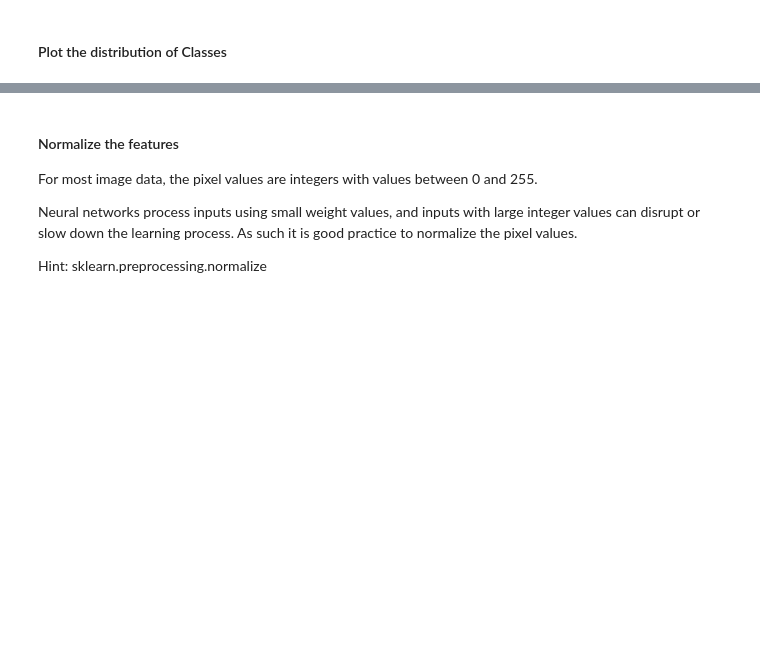
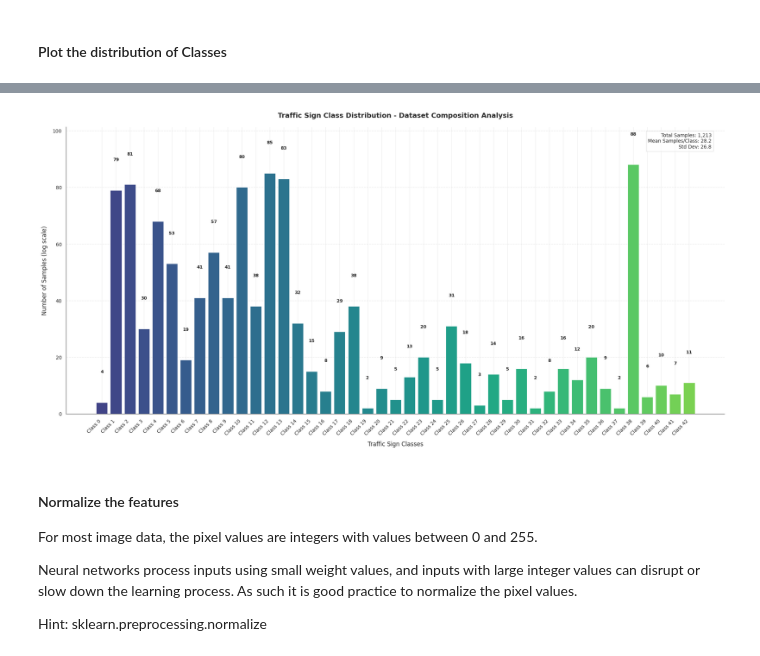
Before and after one commit to PrajwalGaniga/Application, a Jupyter notebook: MiniProject1_MLP_Image_Classification_Prajwal_4SN23CG009.ipynb, the cells around one changed output, grey strips where cells are left out. Saved outputs shown, nothing was run; the diff lists cells and outputs as text; code cells hidden in the pictures; blank space fills up the shorter version.

```diff
--- a/MiniProject1_MLP_Image_Classification_Prajwal_4SN23CG009.ipynb
+++ b/MiniProject1_MLP_Image_Classification_Prajwal_4SN23CG009.ipynb
@@ -262,3 +276,84 @@ All classes are properly mapped!
+# %%
+import numpy as np
+import matplotlib.pyplot as plt
+from matplotlib import cm
+from matplotlib.ticker import StrMethodFormatter
+
+def get_class_name(class_id):
+    # This should be replaced with your actual class name mapping
+    return f"Class {class_id}"
+
+# Count the number of samples per class
+all_labels = np.concatenate([y_train, y_val, y_test])
+classes, counts = np.unique(all_labels, return_counts=True)
+
+# Create professional color palette
+colors = cm.viridis(np.linspace(0.2, 0.8, len(classes)))
+
+# Create figure with constrained layout
+plt.figure(figsize=(20, 10), dpi=100, facecolor='white')
+ax = plt.gca()
+
+# Create bars with professional styling
+bars = ax.bar(classes, counts,
+              color=colors,
+              edgecolor='white',
+              linewidth=0.5,
+              width=0.8)
+
+# Add value labels on top of each bar
+for bar in bars:
+    height = bar.get_height()
+    ax.text(bar.get_x() + bar.get_width()/2., height + 10,
+            f'{height:,}',
+            ha='center', va='bottom',
+            fontsize=9, fontweight='bold')
+
+# Customize x-axis
+ax.set_xticks(classes)
+ax.set_xticklabels([get_class_name(c) for c in classes],
+                   rotation=45,
+                   ha='right',
+                   fontsize=10,
+                   fontweight='medium')
+
+# Customize y-axis
+ax.set_ylim(0, max(counts)*1.15)
+ax.yaxis.set_major_formatter(StrMethodFormatter('{x:,.0f}'))
+ax.tick_params(axis='y', which='both', labelsize=10)
+
+# Add grid and borders
+ax.grid(axis='y', linestyle='--', alpha=0.4)
+for spine in ['top', 'right']:
+    ax.spines[spine].set_visible(False)
+for spine in ['left', 'bottom']:
+    ax.spines[spine].set_color('#888888')
+
+# Add informative title and labels
+plt.title('Traffic Sign Class Distribution - Dataset Composition Analysis',
+          fontsize=14, fontweight='bold', pad=20)
+plt.xlabel('Traffic Sign Classes', fontsize=12, labelpad=10)
+plt.ylabel('Number of Samples (log scale)', fontsize=12, labelpad=10)
+
+# Add annotation with summary statistics
+stats_text = (f"Total Samples: {sum(counts):,}\n"
+              f"Mean Samples/Class: {np.mean(counts):.1f}\n"
+              f"Std Dev: {np.std(counts):.1f}")
+ax.text(0.98, 0.98, stats_text,
+        transform=ax.transAxes,
+        ha='right', va='top',
+        bbox=dict(facecolor='white', alpha=0.8, edgecolor='#dddddd'),
+        fontsize=10)
+
+# Use logarithmic scale if distribution is very skewed
+if max(counts)/min(counts) > 100:
+    ax.set_yscale('log')
+    ax.set_ylabel('Number of Samples (log scale)')
+
+plt.tight_layout()
+plt.show()
+# %% [output]
+[figure, added]
 # %% [markdown]
 #### Normalize the features
 
```
Also changed, not shown: parts of 20 cells of this notebook.
